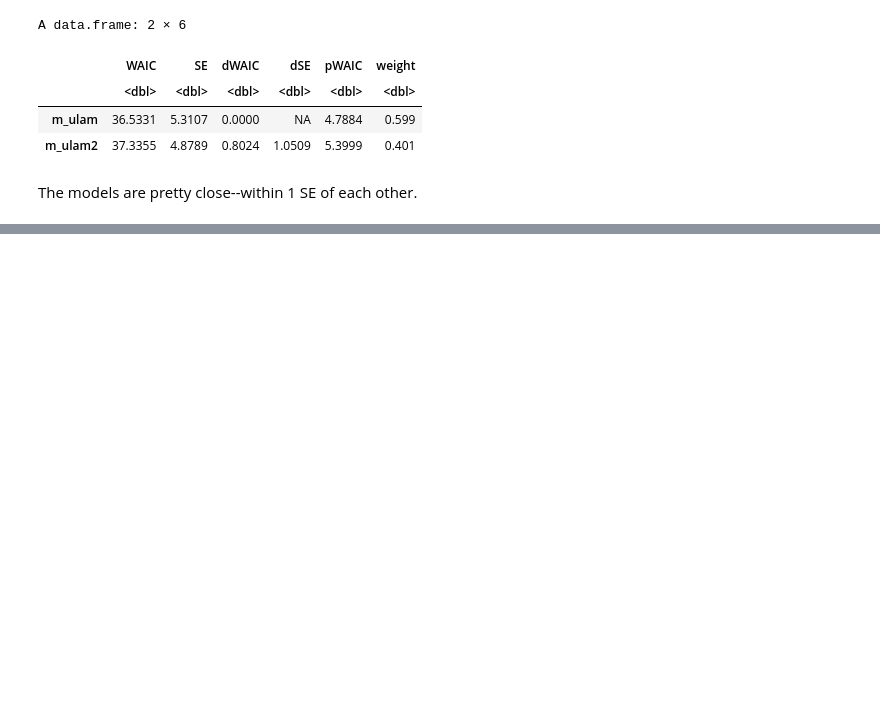
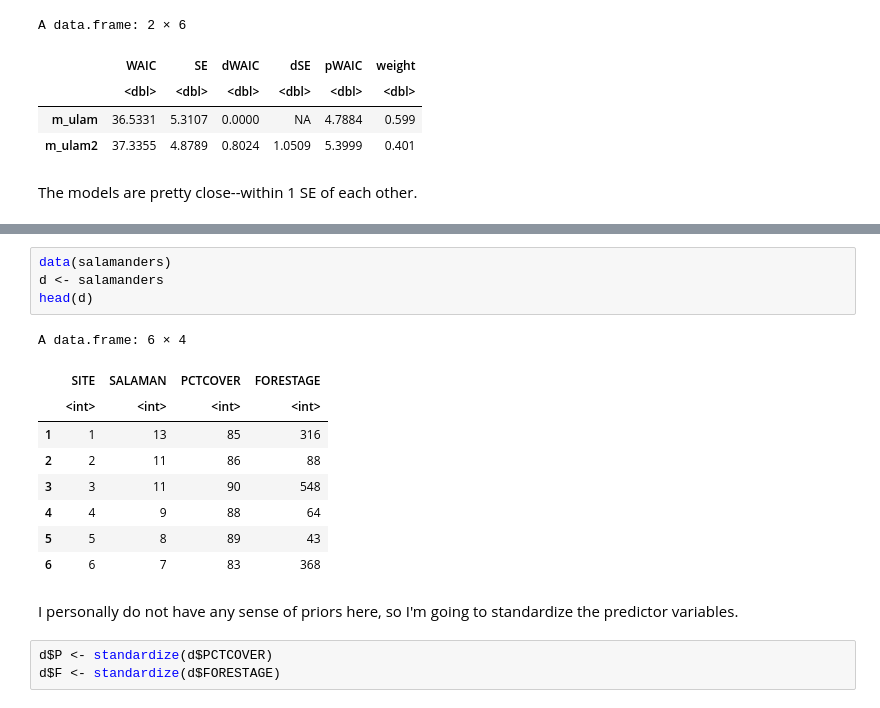
Before and after one commit to nicklausmillican/StatisticalRethinkingIISolutions, a Jupyter notebook: StatisticalRethinkingSolutions2_Ch11.ipynb, the cells around one changed output, grey strips where cells are left out. Cells and saved outputs as stored; diff of their text form; blank space fills up the shorter version.

```diff
--- a/StatisticalRethinkingSolutions2_Ch11.ipynb
+++ b/StatisticalRethinkingSolutions2_Ch11.ipynb
@@ -1019,0 +1032,19 @@ The models are pretty close--within 1 SE of each other.
+# %%
+data(salamanders)
+d <- salamanders
+head(d)
+# %% [output]
+A data.frame: 6 × 4
+|  | SITE | SALAMAN | PCTCOVER | FORESTAGE |
+|  | <int> | <int> | <int> | <int> |
+| 1 | 1 | 13 | 85 | 316 |
+| 2 | 2 | 11 | 86 | 88 |
+| 3 | 3 | 11 | 90 | 548 |
+| 4 | 4 | 9 | 88 | 64 |
+| 5 | 5 | 8 | 89 | 43 |
+| 6 | 6 | 7 | 83 | 368 |
+# %% [markdown]
+I personally do not have any sense of priors here, so I'm going to standardize the predictor variables.
+# %%
+d$P <- standardize(d$PCTCOVER)
+d$F <- standardize(d$FORESTAGE)
```
Also changed, not shown: parts of 12 cells of this notebook.
